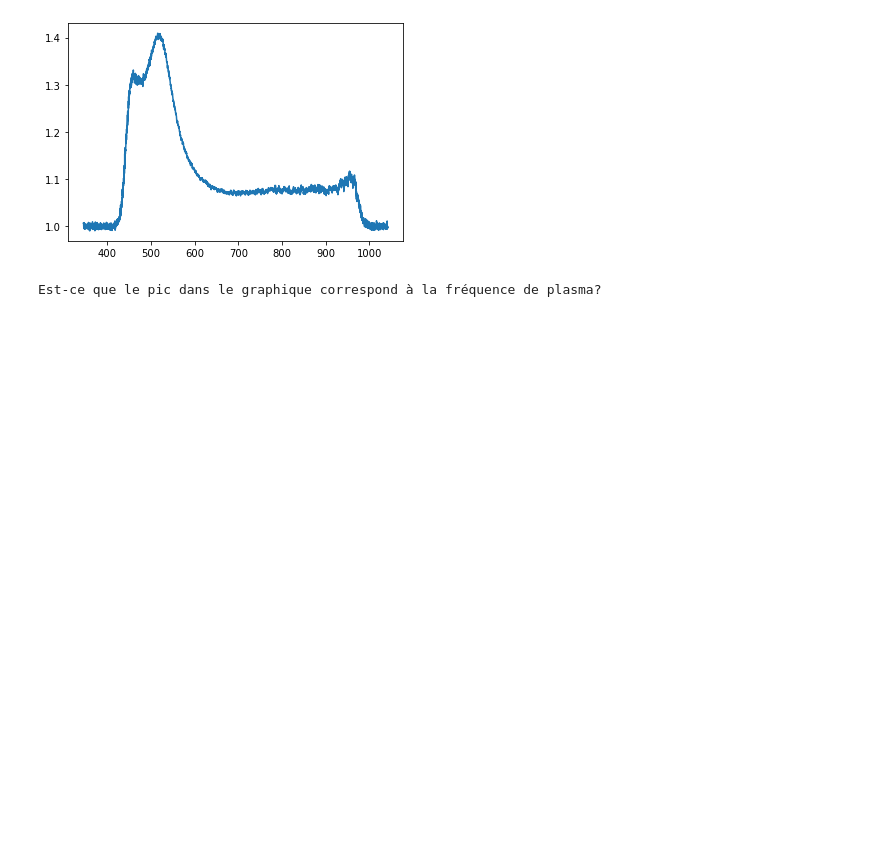
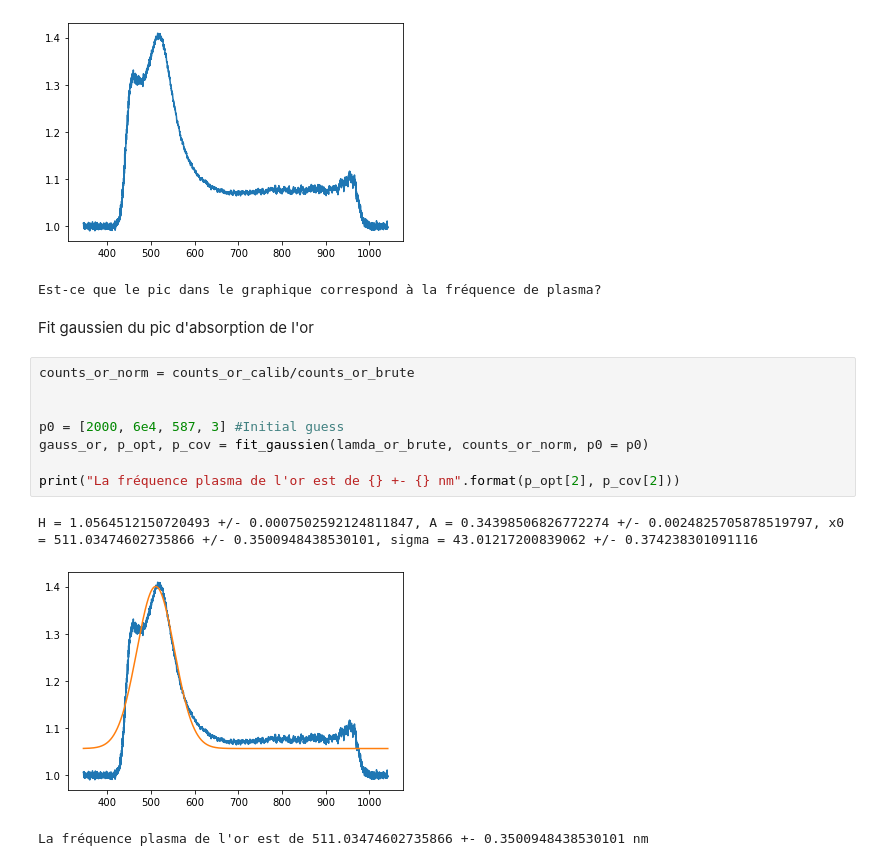
Before and after one commit to pierrotlamontagne/Github-labo-3, a Jupyter notebook: ABS/Analyse.ipynb, the cells around one changed output. Cells and saved outputs as stored; diff of their text form; blank space fills up the shorter version.

```diff
--- a/ABS/Analyse.ipynb
+++ b/ABS/Analyse.ipynb
@@ -131,3 +132,17 @@ Comparaison entre spectres d'or brute et spectre de calibration
 [figure]
 [figure]
 Est-ce que le pic dans le graphique correspond à la fréquence de plasma?
+# %% [markdown]
+Fit gaussien du pic d'absorption de l'or
+# %%
+counts_or_norm = counts_or_calib/counts_or_brute
+
+
+p0 = [2000, 6e4, 587, 3] #Initial guess
+gauss_or, p_opt, p_cov = fit_gaussien(lamda_or_brute, counts_or_norm, p0 = p0)
+
+print("La fréquence plasma de l'or est de {} +- {} nm".format(p_opt[2], p_cov[2]))
+# %% [output]
+H = 1.0564512150720493 +/- 0.0007502592124811847, A = 0.34398506826772274 +/- 0.0024825705878519797, x0 = 511.03474602735866 +/- 0.3500948438530101, sigma = 43.01217200839062 +/- 0.374238301091116
+[figure, added]
+La fréquence plasma de l'or est de 511.03474602735866 +- 0.3500948438530101 nm
```
Also changed, not shown: parts of 4 cells of this notebook, 1 other file.
